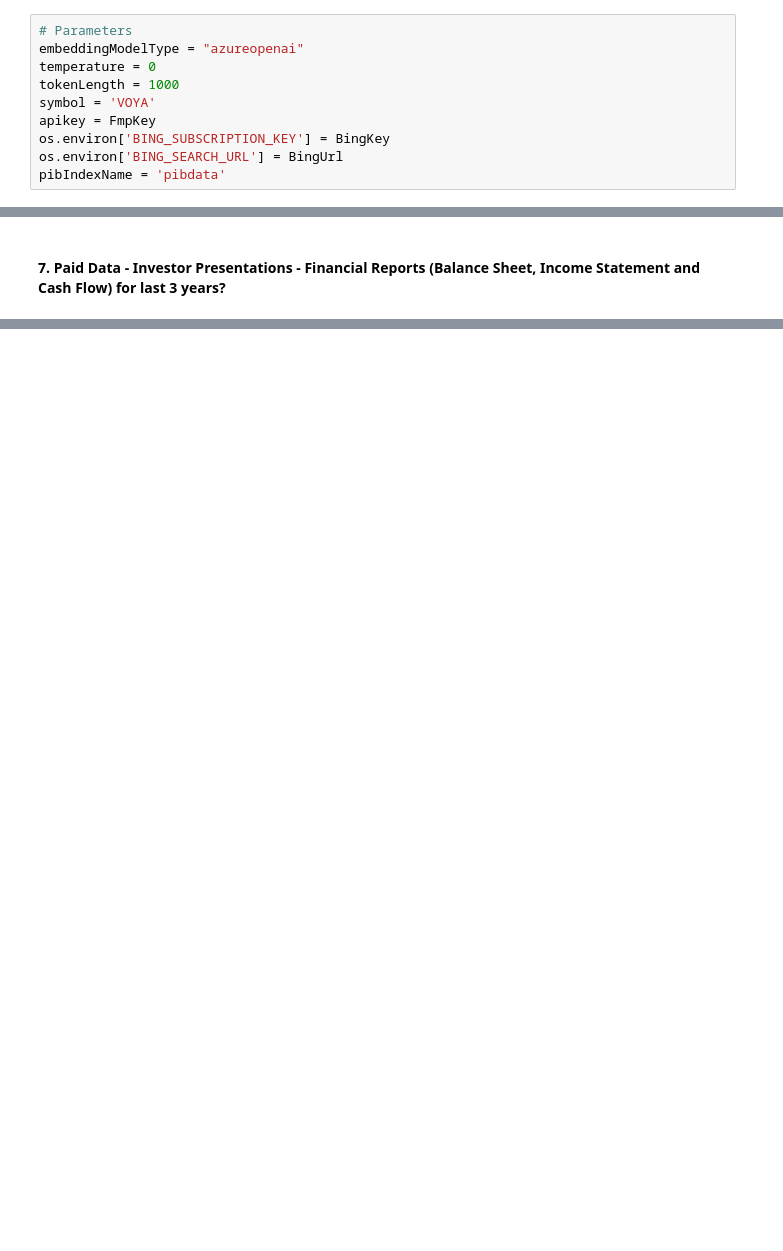
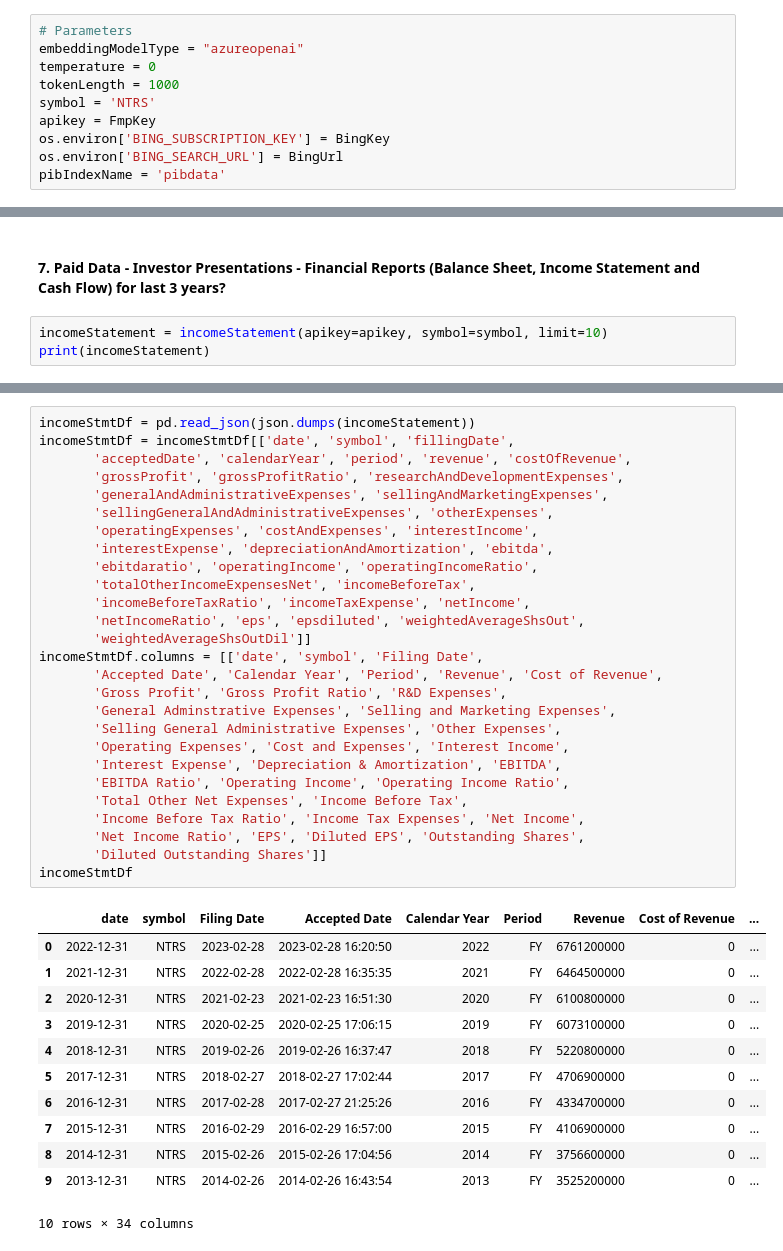
Before and after one commit to akshata29/entaoai, a Jupyter notebook: Workshop/10_PibCoPilot.ipynb, the cells around one changed output, grey strips where cells are left out. Cells and saved outputs as stored; diff of their text form; blank space fills up the shorter version.

```diff
--- a/Workshop/10_PibCoPilot.ipynb
+++ b/Workshop/10_PibCoPilot.ipynb
@@ -35,7 +35,7 @@ davincimodel = OpenAiDavinci
 embeddingModelType = "azureopenai"
 temperature = 0
 tokenLength = 1000
-symbol = 'VOYA'
+symbol = 'NTRS'
 apikey = FmpKey
 os.environ['BING_SUBSCRIPTION_KEY'] = BingKey
 os.environ['BING_SEARCH_URL'] = BingUrl
@@ -1298,2 +1310,5 @@ if r.get_count() > 0:
 # %% [markdown]
 #### 7. Paid Data - Investor Presentations - Financial Reports (Balance Sheet, Income Statement and Cash Flow) for last 3 years?
+# %%
+incomeStatement = incomeStatement(apikey=apikey, symbol=symbol, limit=10)
+print(incomeStatement)
@@ -1300 +1317,41 @@ if r.get_count() > 0:
+# %%
+incomeStmtDf = pd.read_json(json.dumps(incomeStatement))
+incomeStmtDf = incomeStmtDf[['date', 'symbol', 'fillingDate',
+       'acceptedDate', 'calendarYear', 'period', 'revenue', 'costOfRevenue',
+       'grossProfit', 'grossProfitRatio', 'researchAndDevelopmentExpenses',
+       'generalAndAdministrativeExpenses', 'sellingAndMarketingExpenses',
+       'sellingGeneralAndAdministrativeExpenses', 'otherExpenses',
+       'operatingExpenses', 'costAndExpenses', 'interestIncome',
+       'interestExpense', 'depreciationAndAmortization', 'ebitda',
+       'ebitdaratio', 'operatingIncome', 'operatingIncomeRatio',
+       'totalOtherIncomeExpensesNet', 'incomeBeforeTax',
+       'incomeBeforeTaxRatio', 'incomeTaxExpense', 'netIncome',
+       'netIncomeRatio', 'eps', 'epsdiluted', 'weightedAverageShsOut',
+       'weightedAverageShsOutDil']]
+incomeStmtDf.columns = [['date', 'symbol', 'Filing Date',
+       'Accepted Date', 'Calendar Year', 'Period', 'Revenue', 'Cost of Revenue',
+       'Gross Profit', 'Gross Profit Ratio', 'R&D Expenses',
+       'General Adminstrative Expenses', 'Selling and Marketing Expenses',
+       'Selling General Administrative Expenses', 'Other Expenses',
+       'Operating Expenses', 'Cost and Expenses', 'Interest Income',
+       'Interest Expense', 'Depreciation & Amortization', 'EBITDA',
+       'EBITDA Ratio', 'Operating Income', 'Operating Income Ratio',
+       'Total Other Net Expenses', 'Income Before Tax',
+       'Income Before Tax Ratio', 'Income Tax Expenses', 'Net Income',
+       'Net Income Ratio', 'EPS', 'Diluted EPS', 'Outstanding Shares',
+       'Diluted Outstanding Shares']]
+incomeStmtDf
+# %% [output]
+|  | date | symbol | Filing Date | Accepted Date | Calendar Year | Period | Revenue | Cost of Revenue | ... |
+| 0 | 2022-12-31 | NTRS | 2023-02-28 | 2023-02-28 16:20:50 | 2022 | FY | 6761200000 | 0 | ... |
+| 1 | 2021-12-31 | NTRS | 2022-02-28 | 2022-02-28 16:35:35 | 2021 | FY | 6464500000 | 0 | ... |
+| 2 | 2020-12-31 | NTRS | 2021-02-23 | 2021-02-23 16:51:30 | 2020 | FY | 6100800000 | 0 | ... |
+| 3 | 2019-12-31 | NTRS | 2020-02-25 | 2020-02-25 17:06:15 | 2019 | FY | 6073100000 | 0 | ... |
+| 4 | 2018-12-31 | NTRS | 2019-02-26 | 2019-02-26 16:37:47 | 2018 | FY | 5220800000 | 0 | ... |
+| 5 | 2017-12-31 | NTRS | 2018-02-27 | 2018-02-27 17:02:44 | 2017 | FY | 4706900000 | 0 | ... |
+| 6 | 2016-12-31 | NTRS | 2017-02-28 | 2017-02-27 21:25:26 | 2016 | FY | 4334700000 | 0 | ... |
+| 7 | 2015-12-31 | NTRS | 2016-02-29 | 2016-02-29 16:57:00 | 2015 | FY | 4106900000 | 0 | ... |
+| 8 | 2014-12-31 | NTRS | 2015-02-26 | 2015-02-26 17:04:56 | 2014 | FY | 3756600000 | 0 | ... |
+| 9 | 2013-12-31 | NTRS | 2014-02-26 | 2014-02-26 16:43:54 | 2013 | FY | 3525200000 | 0 | ... |
+10 rows × 34 columns
 # %%
```
Also changed, not shown: parts of 21 cells of this notebook, 32 other files.
